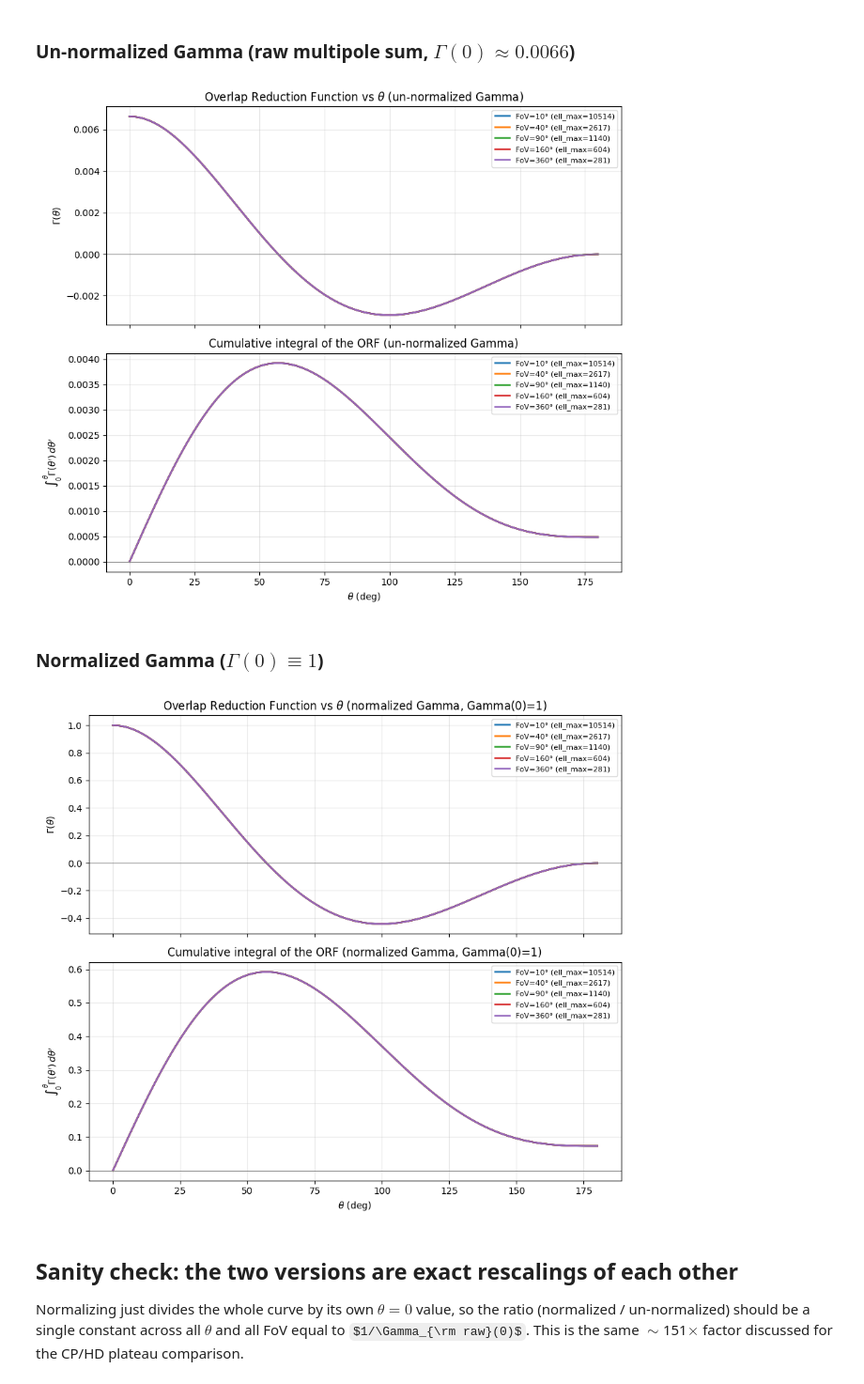
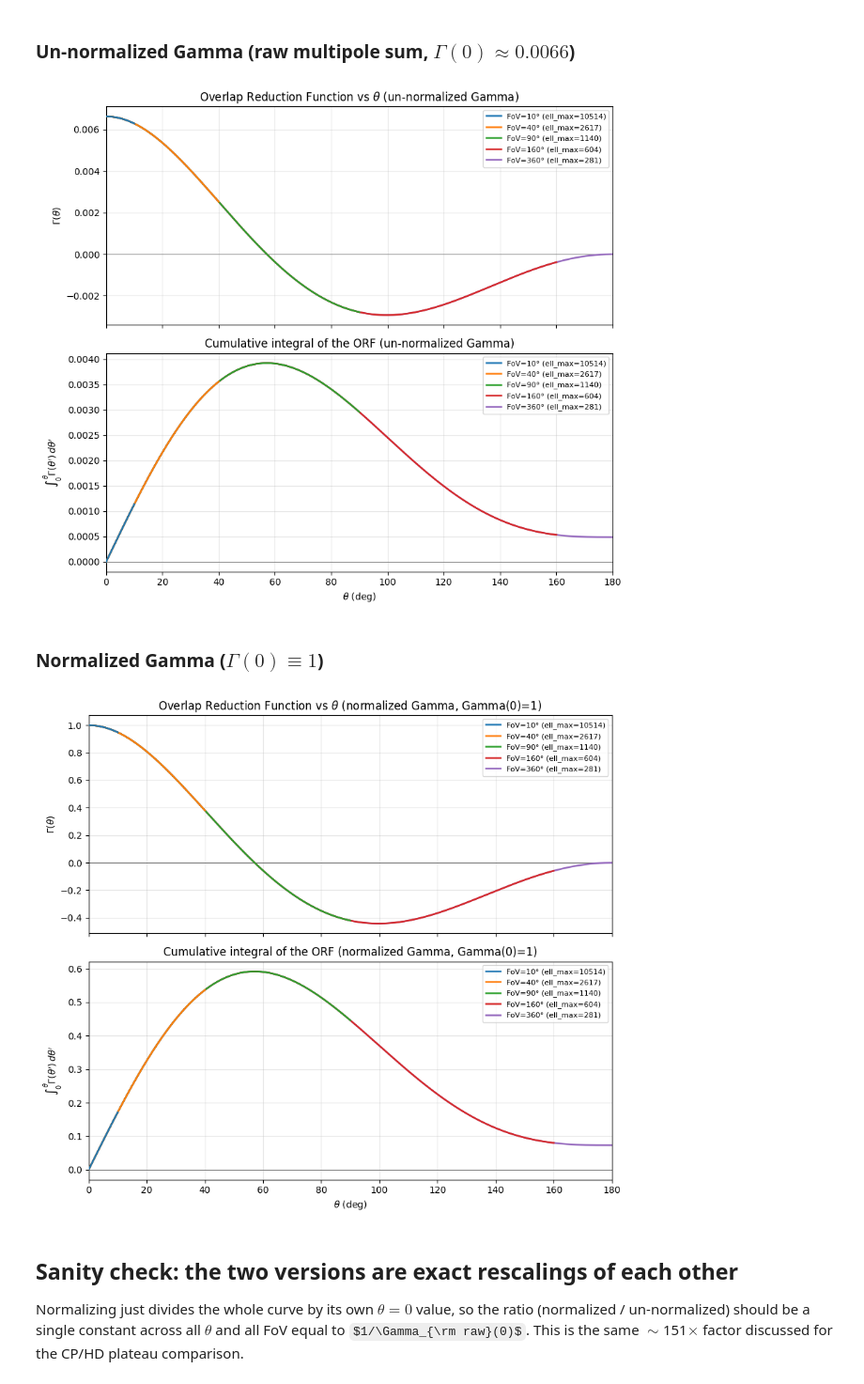
Before and after one commit to sydneyleggio/astrometry-toy-model, a Jupyter notebook: Notebooks/orf_vs_fov.ipynb, the cells around one changed output. Shown at 94% size. Drawn from its saved outputs; the diff is of its cells as text; code cells hidden in the pictures; some formulas as TeX source.

```diff
--- a/Notebooks/orf_vs_fov.ipynb
+++ b/Notebooks/orf_vs_fov.ipynb
@@ -117,14 +117,23 @@ One figure per Gamma convention (un-normalized / normalized), each with two pane
 top = $\Gamma(\theta)$ itself, bottom = its cumulative integral from 0 to $\theta$. Same
 FoV sweep, same color per FoV, in both panels.
 # %%
-def make_comparison_plot(normalized, title_suffix, save_name):
+def make_comparison_plot(normalized, title_suffix, save_name,
+                         small_fov_on_top=True, n_theta=300):
     fig, axes = plt.subplots(2, 1, figsize=(9, 8), sharex=True)
 
-    for fov in FOV_VALUES_DEG:
-        gamma_vals, cumulative, ell_min, ell_max = orf_and_cumulative(fov, normalized)
+    n = len(FOV_VALUES_DEG)
+    for i, fov in enumerate(FOV_VALUES_DEG):
+        theta_max_deg = min(fov, 179.99)           # full sky caps at 180
+        th_deg = np.linspace(0.01, theta_max_deg, n_theta)
+        th_rad = np.deg2rad(th_deg)
+
+        gamma_vals, cumulative, ell_min, ell_max = orf_and_cumulative(
+            fov, normalized, theta_rad=th_rad)
+
         label = f"FoV={fov}° (ell_max={ell_max})"
-        axes[0].plot(theta_grid_deg, gamma_vals, lw=1.8, label=label)
-        axes[1].plot(theta_grid_deg, cumulative, lw=1.8, label=label)
+        z = (n - i + 2) if small_fov_on_top else (i + 3)
+        axes[0].plot(th_deg, gamma_vals, lw=1.8, label=label, zorder=z)
+        axes[1].plot(th_deg, cumulative, lw=1.8, label=label, zorder=z)
 
     axes[0].axhline(0, color="gray", lw=0.8)
     axes[0].set_ylabel(r"$\Gamma(\theta)$")
@@ -139,6 +148,7 @@ def make_comparison_plot(normalized, title_suffix, save_name):
     axes[1].legend(fontsize=8, loc="upper right")
     axes[1].grid(alpha=0.3)
 
+    axes[1].set_xlim(0, 180)
     plt.tight_layout()
     plt.savefig(save_name, dpi=150, bbox_inches="tight")
     plt.show()
@@ -152,17 +162,18 @@ _ = make_comparison_plot(
     save_name="orf_fov_comparison_unnormalized.png",
 )
 # %% [output]
-[figure, old version]
+[figure, new version]
 # %% [markdown]
 ### Normalized Gamma ($\Gamma(0)\equiv1$)
 # %%
 _ = make_comparison_plot(
     normalized=True,
     title_suffix="(normalized Gamma, Gamma(0)=1)",
     save_name="orf_fov_comparison_normalized.png",
+    small_fov_on_top=True,
 )
 # %% [output]
-[figure, old version]
+[figure, new version]
 # %% [markdown]
 ## Sanity check: the two versions are exact rescalings of each other
 
```
Also changed, not shown: 5 other files.
